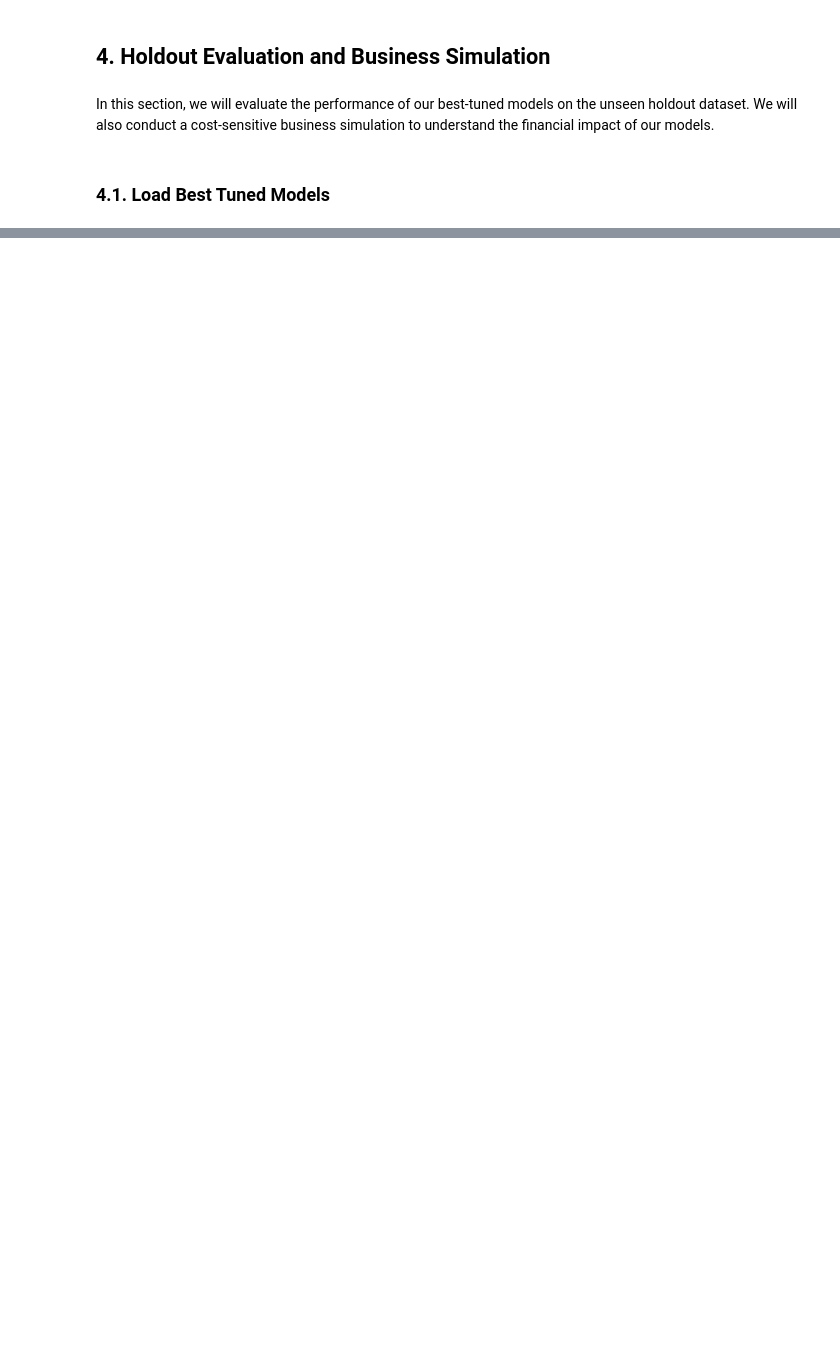
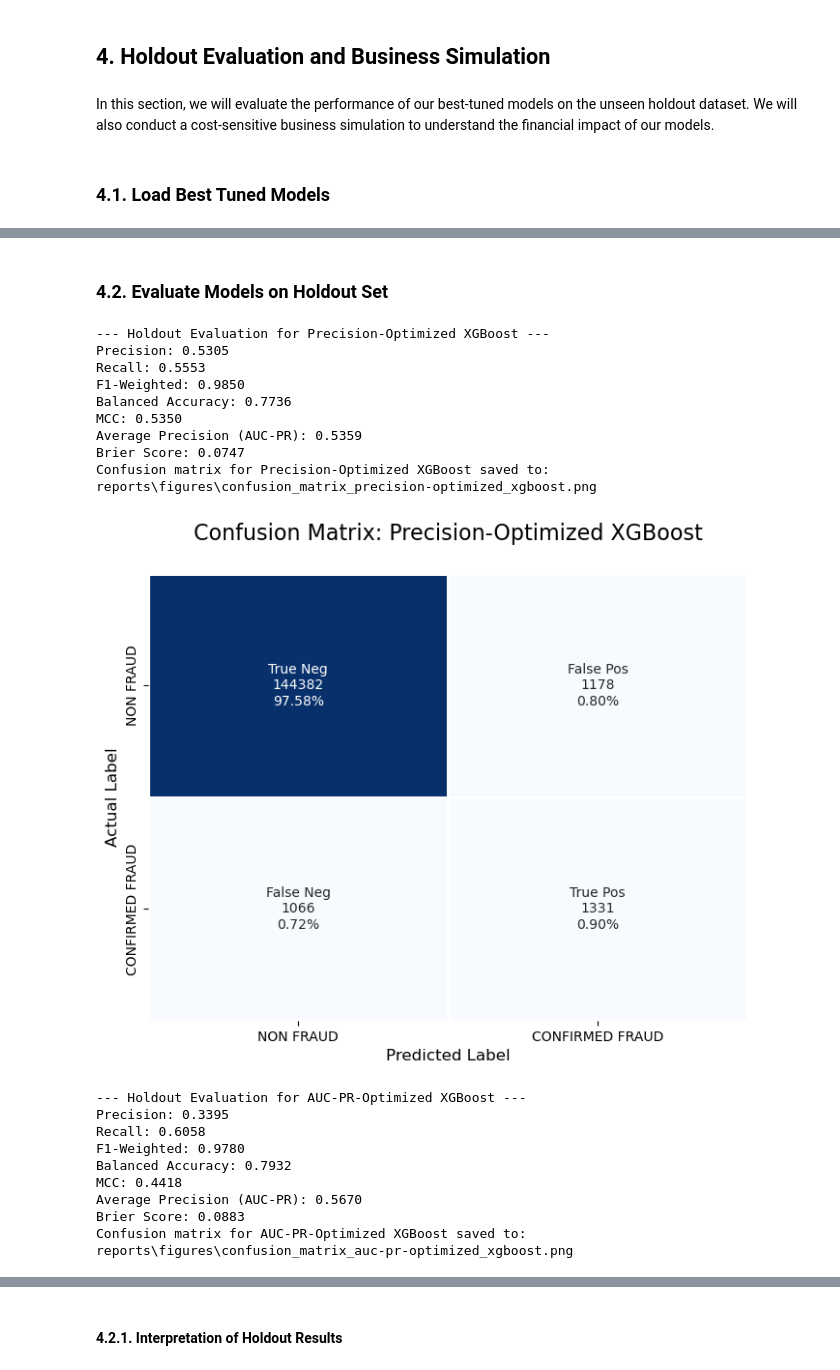
Before and after one commit to mjoshua97241/bank-fraud-detection-project, a Jupyter notebook: bank-fraud-detection-project/notebooks/5.0-mjv-model-training-and-evaluation.ipynb, the cells around one changed output, grey strips where cells are left out. Cells and saved outputs as stored; diff of their text form; code cells hidden in the pictures; blank space fills up the shorter version.

```diff
--- a/bank-fraud-detection-project/notebooks/5.0-mjv-model-training-and-evaluation.ipynb
+++ b/bank-fraud-detection-project/notebooks/5.0-mjv-model-training-and-evaluation.ipynb
@@ -125,21 +151,20 @@ We will perform a stratified split to ensure the proportion of fraud cases is co
 - **Validation Set (15%)**: For tuning hyperparameters.
 - **Holdout Set (15%)**: For final, unbiased evaluation.
 # %%
-# First split: Create the training set (70%) and a temporary set (30%)
-X_train, X_temp, y_train, y_temp = train_test_split(
+# First split: Separate the 30% holdout set from the rest (70% for train+val)
+X_trainval, X_holdout, y_trainval, y_holdout = train_test_split(
     X, y,
-    test_size=0.30,
-    random_state=42,
-    stratify=y
+    test_size=0.30,  # 30% for holdout
+    random_state=143,
+    shuffle=False
 )
 
-# Second split: Split the temporary set into validation (15%) and holdout (15%)
-# This is equivalent to splitting the 30% temp set in half (0.5)
-X_val, X_holdout, y_val, y_holdout = train_test_split(
-    X_temp, y_temp,
+# Second split: Split the 70% train+val set into validation (15%) and training (55%)
+X_train, X_val, y_train, y_val = train_test_split(
+    X_trainval, y_trainval,
     test_size=0.50,
-    random_state=42,
-    stratify=y_temp
+    random_state=143,
+    shuffle=False
 )
 
 print("Data splitting complete.")
@@ -735,42 +895,69 @@ print(f"AUC-PR-optimized model loaded from: {MODELS_DIR.relative_to(project_root
+# %% [markdown]
+### 4.2. Evaluate Models on Holdout Set
 # %%
 ### 4.2. Evaluate Models on Holdout Set
 
 def evaluate_model_on_holdout(model, X_holdout, y_holdout, model_name):
     """
-    Evaluates a given model on the holdout set and prints key metrics.
+    Evaluates a given model on the holdout set, prints key metrics, and plots the confusion matrix.
     """
     y_pred = model.predict(X_holdout)
     y_proba = model.predict_proba(X_holdout)[:, 1]
 
+    # --- Calculate Metrics ---
     precision = precision_score(y_holdout, y_pred)
     recall = recall_score(y_holdout, y_pred)
     f1_weighted = f1_score(y_holdout, y_pred, average='weighted')
     bal_acc = balanced_accuracy_score(y_holdout, y_pred)
     mcc = matthews_corrcoef(y_holdout, y_pred)
     ap = average_precision_score(y_holdout, y_proba)
     brier = brier_score_loss(y_holdout, y_proba)
 
     print(f"\n--- Holdout Evaluation for {model_name} ---")
     print(f"Precision: {precision:.4f}")
     print(f"Recall: {recall:.4f}")
     print(f"F1-Weighted: {f1_weighted:.4f}")
     print(f"Balanced Accuracy: {bal_acc:.4f}")
     print(f"MCC: {mcc:.4f}")
     print(f"Average Precision (AUC-PR): {ap:.4f}")
     print(f"Brier Score: {brier:.4f}")
 
+    # --- Plot Confusion Matrix ---
+    cm_save_path = REPORTS_FIGURES_DIR / f'confusion_matrix_{model_name.replace(" ", "_").lower()}.png'
+    plot_confusion_matrix(y_holdout, y_pred, model_name, cm_save_path, project_root)
+
     return {
         'Precision': precision,
         'Recall': recall,
         'F1-Weighted': f1_weighted,
         'Balanced Accuracy': bal_acc,
         'MCC': mcc,
         'Average Precision (AUC-PR)': ap,
         'Brier Score': brier
     }
 
 # Evaluate Precision-optimized model
 precision_model_holdout_metrics = evaluate_model_on_holdout(best_xgb_precision_model, X_holdout, y_holdout, "Precision-Optimized XGBoost")
 
 # Evaluate AUC-PR-optimized model
 aucpr_model_holdout_metrics = evaluate_model_on_holdout(best_xgb_aucpr_model, X_holdout, y_holdout, "AUC-PR-Optimized XGBoost")
+# %% [output]
+--- Holdout Evaluation for Precision-Optimized XGBoost ---
+Precision: 0.5305
+Recall: 0.5553
+F1-Weighted: 0.9850
+Balanced Accuracy: 0.7736
+MCC: 0.5350
+Average Precision (AUC-PR): 0.5359
+Brier Score: 0.0747
+Confusion matrix for Precision-Optimized XGBoost saved to: reports\figures\confusion_matrix_precision-optimized_xgboost.png
+[figure, added]
+--- Holdout Evaluation for AUC-PR-Optimized XGBoost ---
+Precision: 0.3395
+Recall: 0.6058
+F1-Weighted: 0.9780
+Balanced Accuracy: 0.7932
+MCC: 0.4418
+Average Precision (AUC-PR): 0.5670
+Brier Score: 0.0883
+Confusion matrix for AUC-PR-Optimized XGBoost saved to: reports\figures\confusion_matrix_auc-pr-optimized_xgboost.png
@@ -776,0 +965,2 @@ aucpr_model_holdout_metrics = evaluate_model_on_holdout(best_xgb_aucpr_model, X_
+# %% [markdown]
+#### 4.2.1. Interpretation of Holdout Results
```
Also changed, not shown: parts of 58 cells of this notebook, 32 other files.
